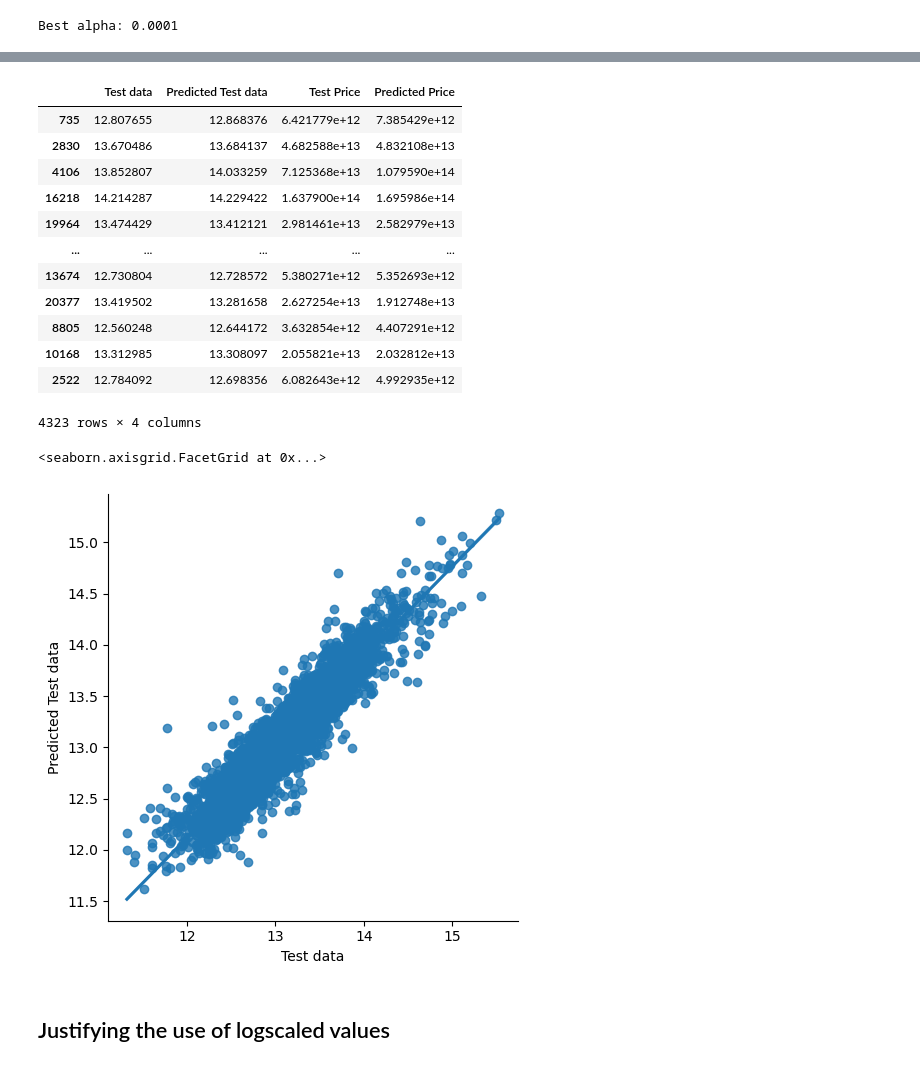
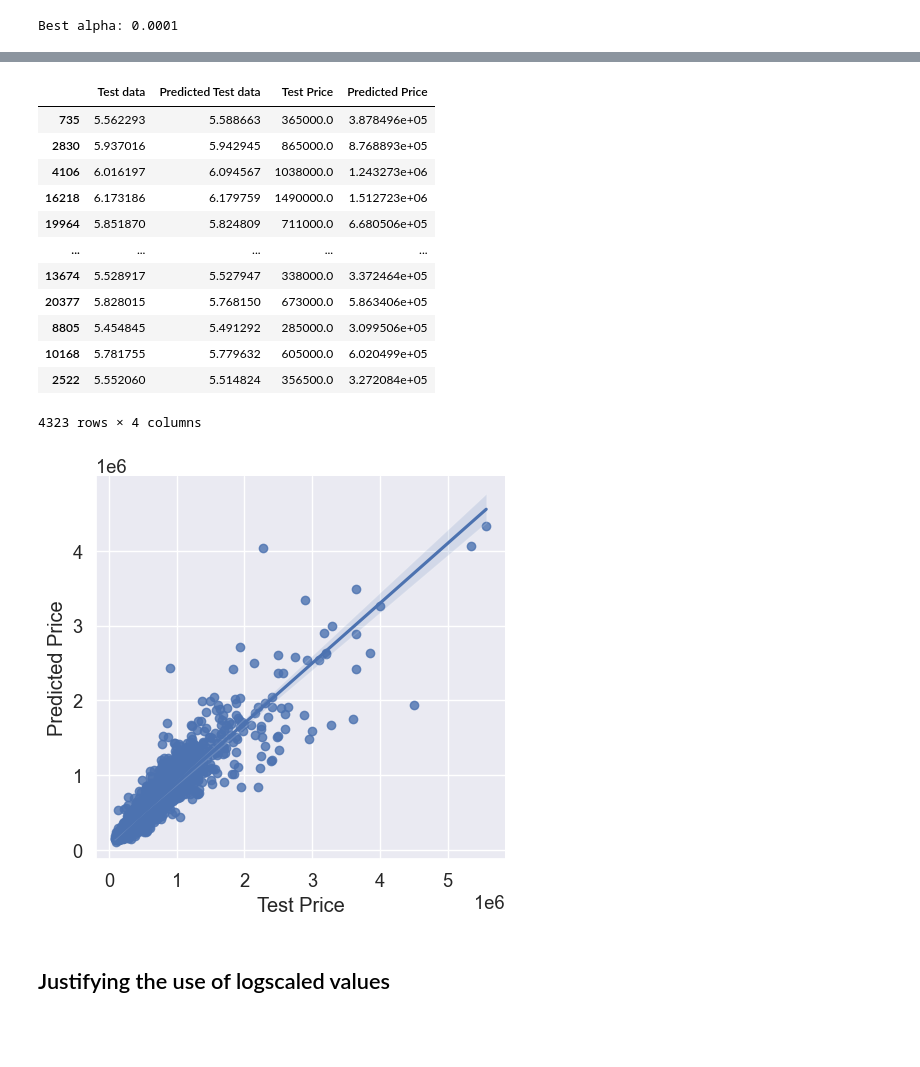
Before and after one commit to Jan-Sael/ML_House_Data, a Jupyter notebook: notebooks/02_linear_regression.ipynb.ipynb, the cells around one changed output, grey strips where cells are left out. Saved outputs shown, nothing was run; the diff lists cells and outputs as text; code cells hidden in the pictures; blank space fills up the shorter version.

```diff
--- a/notebooks/02_linear_regression.ipynb.ipynb
+++ b/notebooks/02_linear_regression.ipynb.ipynb
@@ -285,6 +286,6 @@ step1log_coefs.sort_values(by="coefficient",ascending=False)
 - After the standardization, the coefficients are now all in the range of the price.
 - Target will be switched for all future models to be in logarithmic scale.
 # %%
-target_log = df_clean["price"].apply(lambda x: np.log1p(x))
+target_log = df_clean["price"].apply(lambda x: np.log10(x))
 target_log
 # %% [output]
@@ -970,23 +1009,23 @@ model7_testdata_frame["Predicted Price"] = model7_testdata_frame["Predicted Test
 model7_testdata_frame
 # %% [output]
 |  | Test data | Predicted Test data | Test Price | Predicted Price |
-| 735 | 12.807655 | 12.868376 | 6.421779e+12 | 7.385429e+12 |
-| 2830 | 13.670486 | 13.684137 | 4.682588e+13 | 4.832108e+13 |
-| 4106 | 13.852807 | 14.033259 | 7.125368e+13 | 1.079590e+14 |
-| 16218 | 14.214287 | 14.229422 | 1.637900e+14 | 1.695986e+14 |
-| 19964 | 13.474429 | 13.412121 | 2.981461e+13 | 2.582979e+13 |
+| 735 | 5.562293 | 5.588663 | 365000.0 | 3.878496e+05 |
+| 2830 | 5.937016 | 5.942945 | 865000.0 | 8.768893e+05 |
+| 4106 | 6.016197 | 6.094567 | 1038000.0 | 1.243273e+06 |
+| 16218 | 6.173186 | 6.179759 | 1490000.0 | 1.512723e+06 |
+| 19964 | 5.851870 | 5.824809 | 711000.0 | 6.680506e+05 |
 | ... | ... | ... | ... | ... |
-| 13674 | 12.730804 | 12.728572 | 5.380271e+12 | 5.352693e+12 |
-| 20377 | 13.419502 | 13.281658 | 2.627254e+13 | 1.912748e+13 |
-| 8805 | 12.560248 | 12.644172 | 3.632854e+12 | 4.407291e+12 |
-| 10168 | 13.312985 | 13.308097 | 2.055821e+13 | 2.032812e+13 |
-| 2522 | 12.784092 | 12.698356 | 6.082643e+12 | 4.992935e+12 |
+| 13674 | 5.528917 | 5.527947 | 338000.0 | 3.372464e+05 |
+| 20377 | 5.828015 | 5.768150 | 673000.0 | 5.863406e+05 |
+| 8805 | 5.454845 | 5.491292 | 285000.0 | 3.099506e+05 |
+| 10168 | 5.781755 | 5.779632 | 605000.0 | 6.020499e+05 |
+| 2522 | 5.552060 | 5.514824 | 356500.0 | 3.272084e+05 |
 4323 rows × 4 columns
 # %%
-sns.lmplot(x="Test data",y="Predicted Test data", data=model7_testdata_frame)
+sns.lmplot(x="Test Price",y="Predicted Price", data=model7_testdata_frame)
+plt.savefig(filepath1)
 # %% [output]
-<seaborn.axisgrid.FacetGrid at 0x...>
-[figure, old version]
+[figure, new version]
 # %% [markdown]
 ## Justifying the use of logscaled values
 # %%
```
Also changed, not shown: parts of 36 cells of this notebook, 18 other files.
